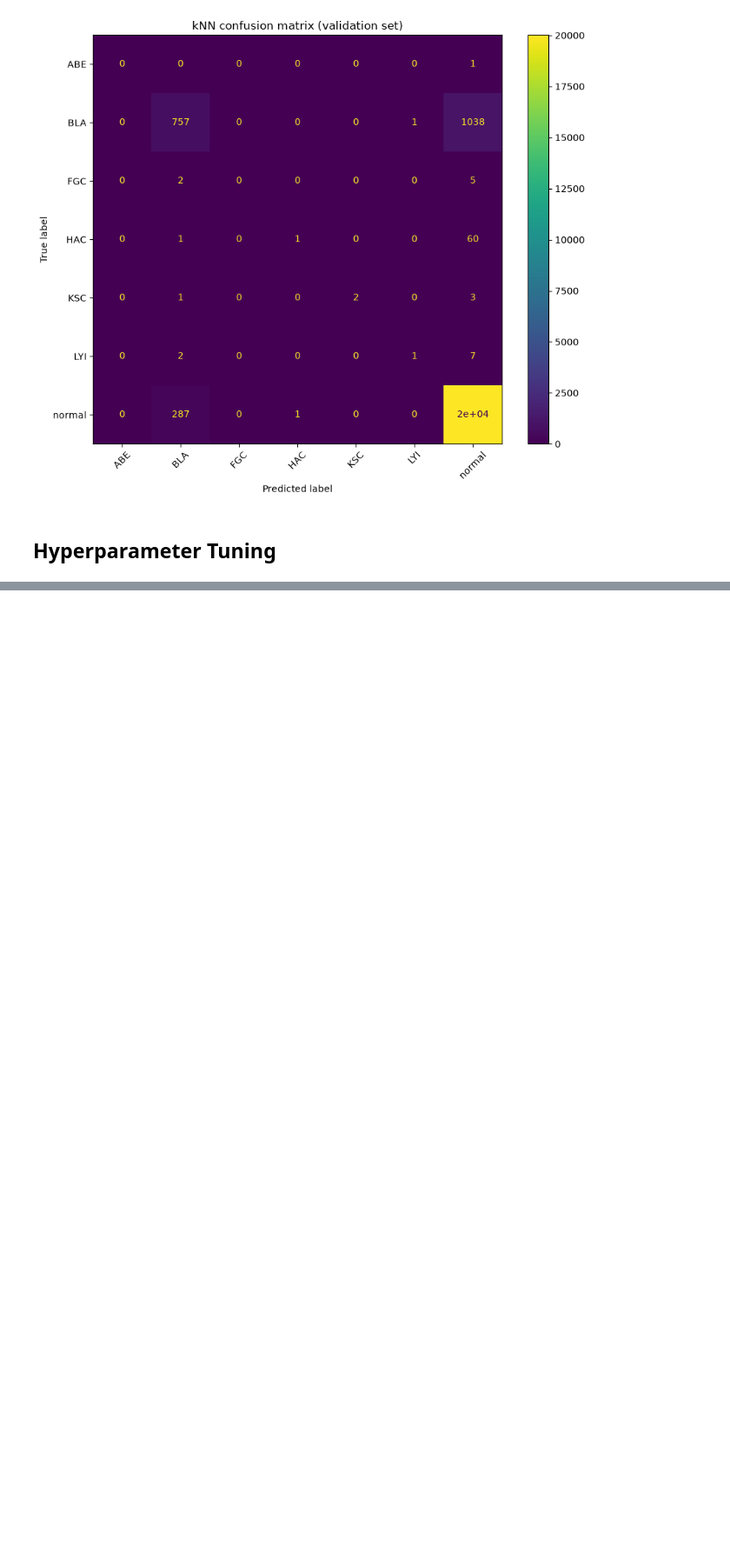
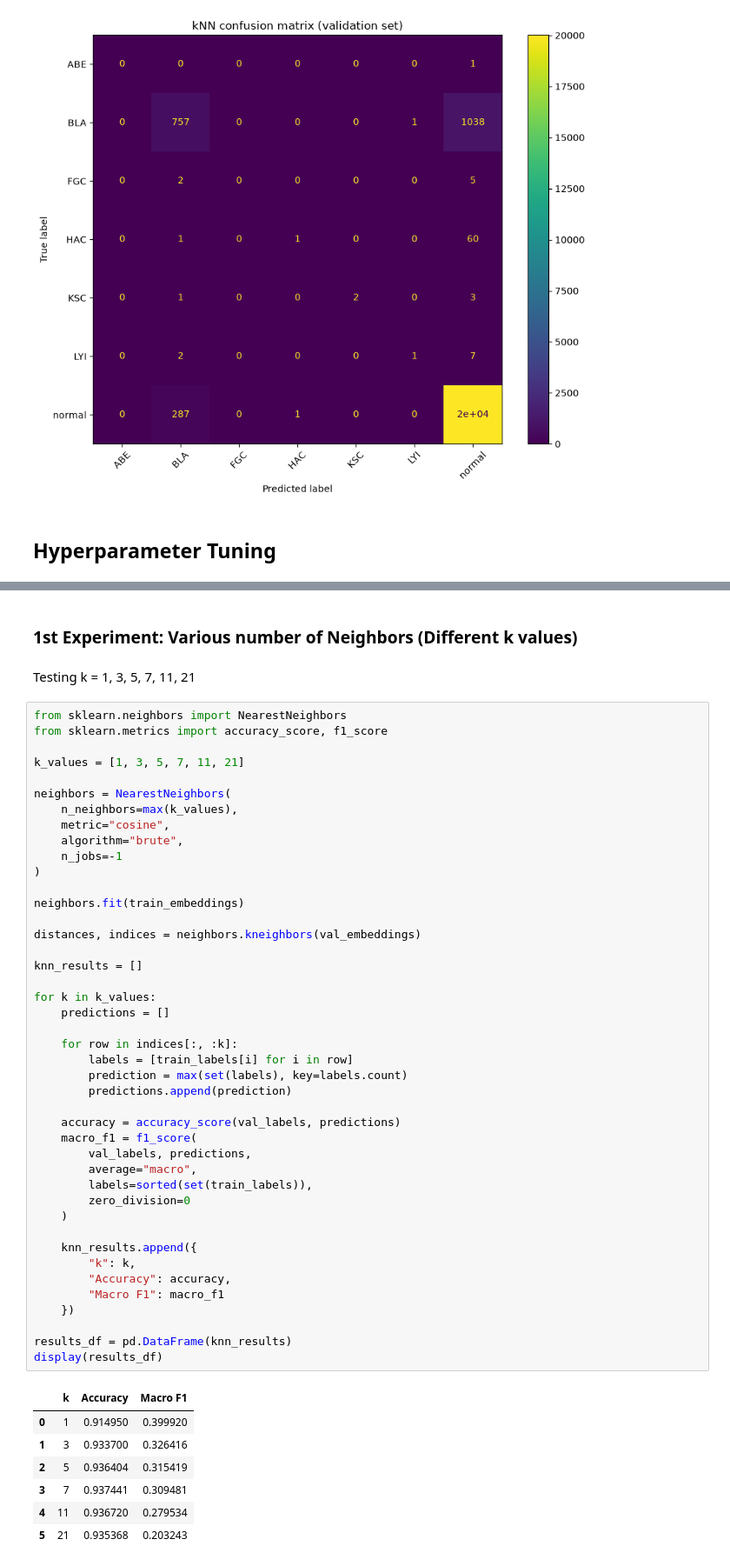
Before and after one commit to sn82978/CS184A-Project, a Jupyter notebook: Models/ResNetkNN/get_embeddings.ipynb, the cells around one changed output, grey strips where cells are left out. Shown at 87% size. Saved outputs shown, nothing was run; the diff lists cells and outputs as text; blank space fills up the shorter version.

```diff
--- a/Models/ResNetkNN/get_embeddings.ipynb
+++ b/Models/ResNetkNN/get_embeddings.ipynb
@@ -248,0 +292,55 @@ plt.show()
+# %% [markdown]
+### 1st Experiment: Various number of Neighbors (Different k values)
+# %% [markdown]
+Testing k = 1, 3, 5, 7, 11, 21
+# %%
+from sklearn.neighbors import NearestNeighbors
+from sklearn.metrics import accuracy_score, f1_score
+
+k_values = [1, 3, 5, 7, 11, 21]
+
+neighbors = NearestNeighbors(
+    n_neighbors=max(k_values),
+    metric="cosine",
+    algorithm="brute",
+    n_jobs=-1
+)
+
+neighbors.fit(train_embeddings)
+
+distances, indices = neighbors.kneighbors(val_embeddings)
+
+knn_results = []
+
+for k in k_values:
+    predictions = []
+
+    for row in indices[:, :k]:
+        labels = [train_labels[i] for i in row]
+        prediction = max(set(labels), key=labels.count)
+        predictions.append(prediction)
+
+    accuracy = accuracy_score(val_labels, predictions)
+    macro_f1 = f1_score(
+        val_labels, predictions,
+        average="macro",
+        labels=sorted(set(train_labels)),
+        zero_division=0
+    )
+
+    knn_results.append({
+        "k": k,
+        "Accuracy": accuracy,
+        "Macro F1": macro_f1
+    })
+
+results_df = pd.DataFrame(knn_results)
+display(results_df)
+# %% [output]
+|  | k | Accuracy | Macro F1 |
+| 0 | 1 | 0.914950 | 0.399920 |
+| 1 | 3 | 0.933700 | 0.326416 |
+| 2 | 5 | 0.936404 | 0.315419 |
+| 3 | 7 | 0.937441 | 0.309481 |
+| 4 | 11 | 0.936720 | 0.279534 |
+| 5 | 21 | 0.935368 | 0.203243 |
```
Also changed, not shown: parts of 10 cells of this notebook, 1 other file.
